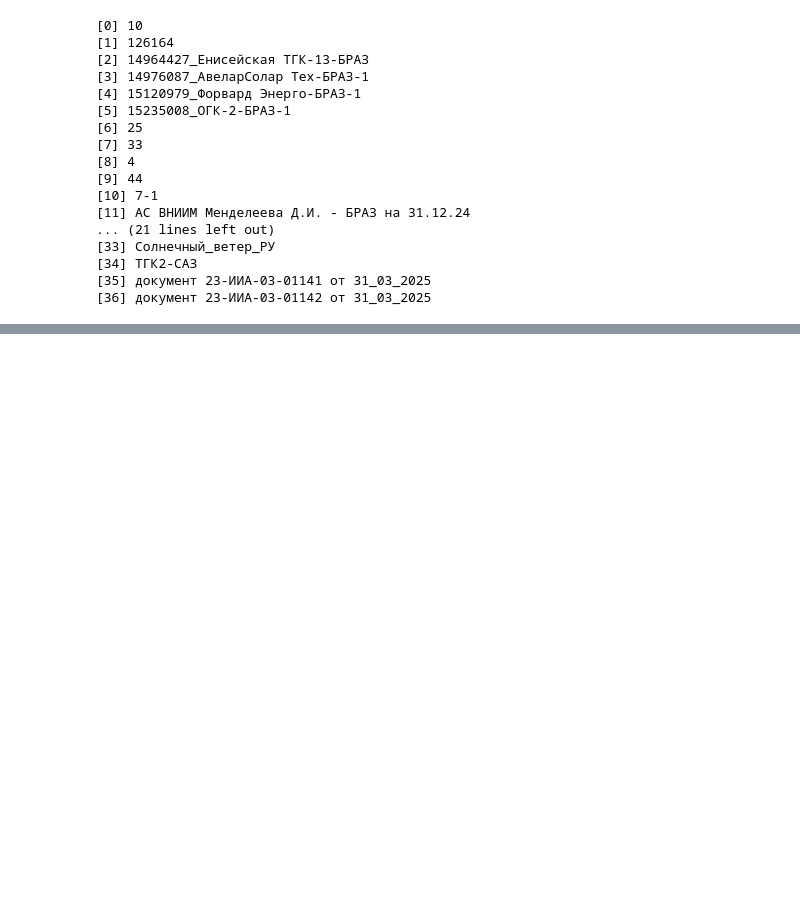
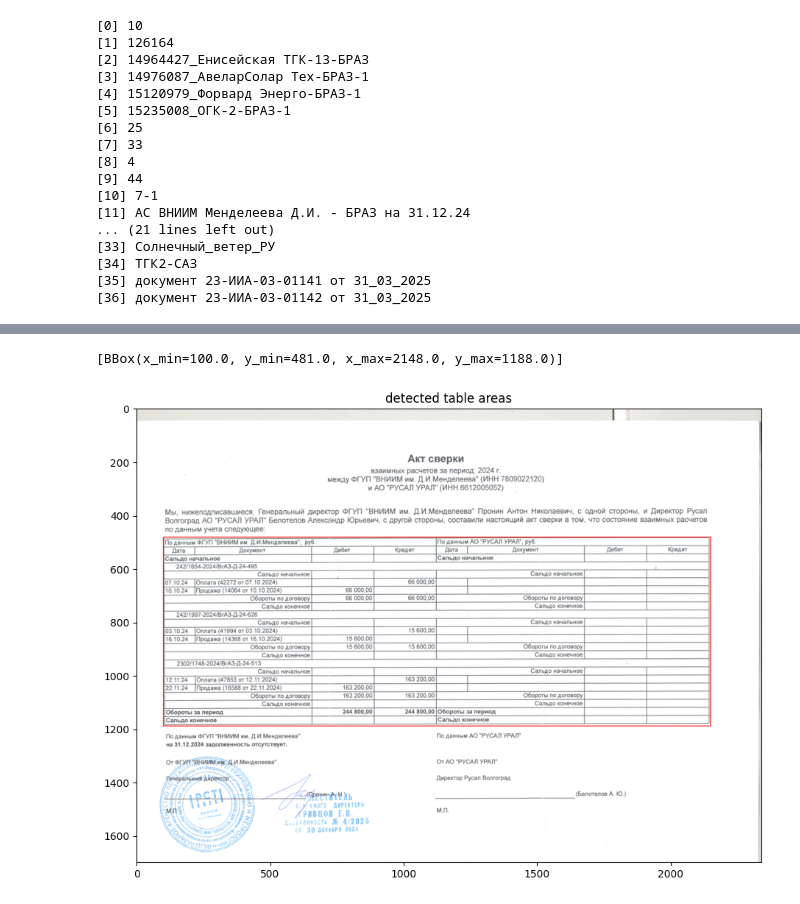
Before and after one commit to SergeyKrasnoslobodtsev/recon_vision, a Jupyter notebook: notebooks/test_table_mask.ipynb, the cells around one changed output, grey strips where cells are left out. Drawn from its saved outputs; the diff is of its cells as text; code cells hidden in the pictures; blank space fills up the shorter version.

```diff
--- a/notebooks/test_table_mask.ipynb
+++ b/notebooks/test_table_mask.ipynb
@@ -100,0 +100,49 @@ bin_img = cv2.dilate(bin_img, cv2.getStructuringElement(cv2.MORPH_RECT, (1, 1)),
+# %%
+from vision_core.entities.bbox import BBox
+from vision_core.utils.image_utils import bounding_rect, find_contours
+
+img_with_boxes = img.copy()
+
+contours = find_contours(mask)
+
+candidates: list[BBox] = []
+H, W = mask.shape[:2]
+border_tol = 8
+min_width = int(W * 0.35)
+min_height = int(H * 0.08)
+
+
+for cnt in contours:
+    x, y, w, h = bounding_rect(cnt)
+
+    if w < min_width or h < min_height:
+        continue
+
+    if w > W * 0.95 and h > H * 0.95:
+        continue
+
+    bbox = BBox(x_min=x, y_min=y, x_max=x + w, y_max=y + h)
+    candidates.append(bbox)
+
+bboxes = []
+for box in candidates:
+    if any(
+        kept.contains(box) or box.contains(kept) or kept.intersection_over_min(box) > 0.2
+        for kept in bboxes
+    ):
+        continue
+    bboxes.append(box)
+# bboxes = sorted(bboxes, key=lambda b: b.y_min)
+print(bboxes)
+for bbox in bboxes:
+    x0, y0, x1, y1 = bbox.to_tuple()
+    cv2.rectangle(img_with_boxes, (x0, y0), (x1, y1), (255, 0, 0), 2)
+
+
+plt.figure(figsize=(12, 8))
+plt.imshow(img_with_boxes)
+plt.title('detected table areas')
+plt.show()
+# %% [output]
+[BBox(x_min=100.0, y_min=481.0, x_max=2148.0, y_max=1188.0)]
+[figure, added]
```
Also changed, not shown: parts of 24 cells of this notebook.
